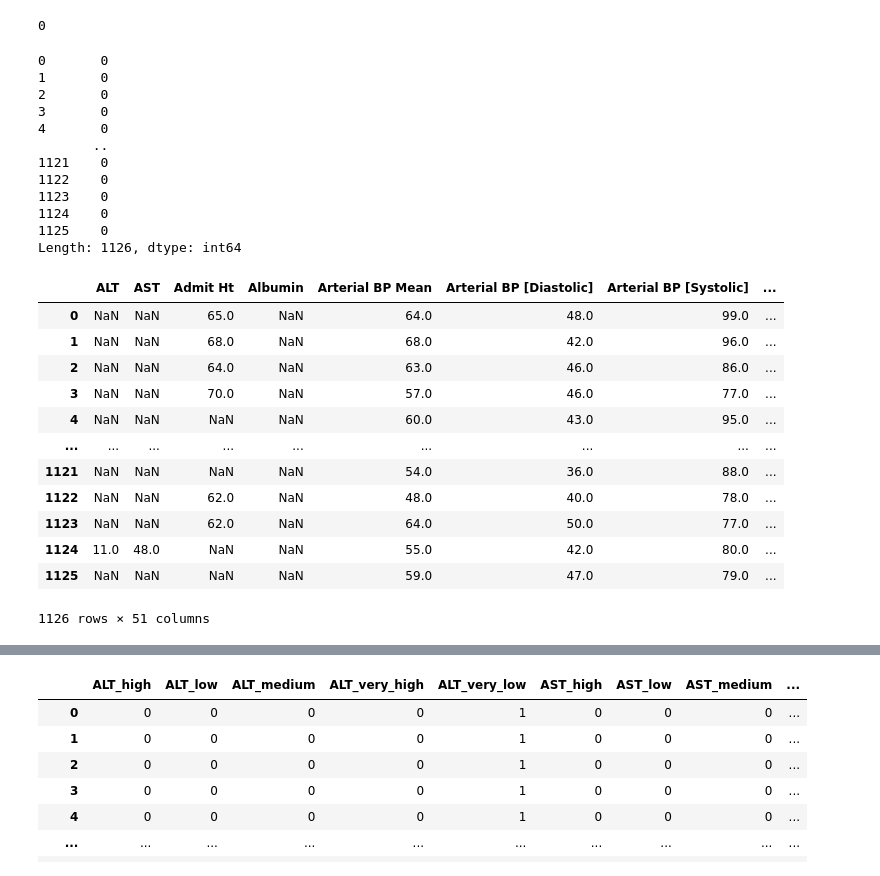
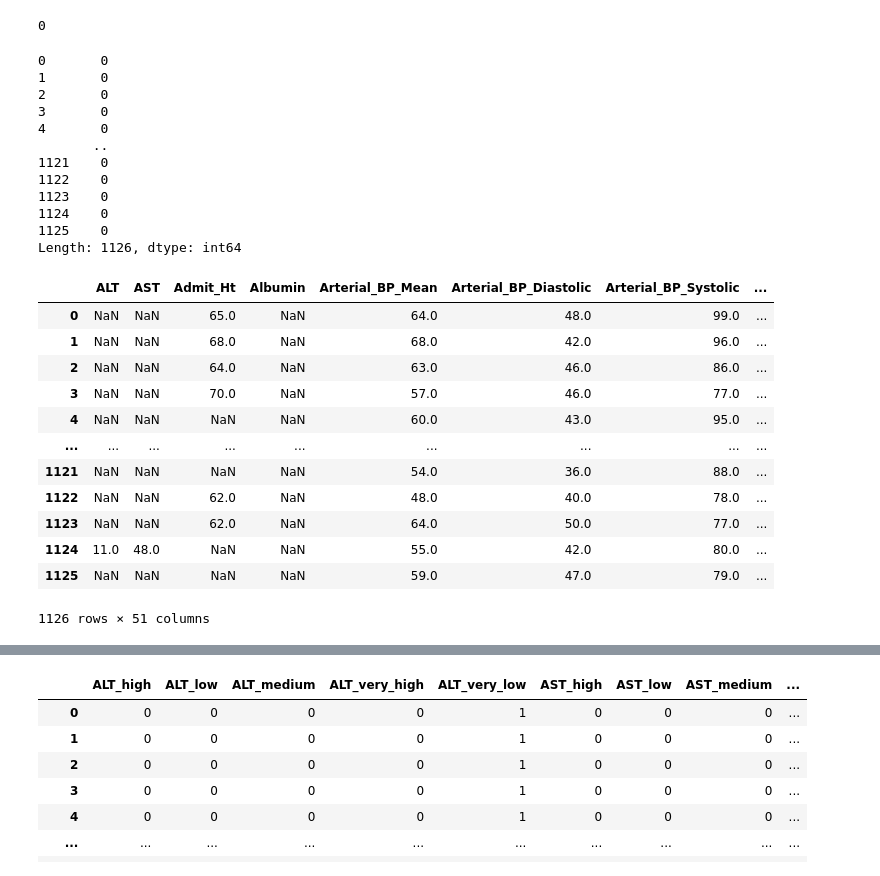
Before and after one commit to BenMarkFrost/LEN_Individual_Project, a Jupyter notebook: Static/temporalCategorisation.ipynb, the cells around one changed output, grey strips where cells are left out. Saved outputs shown, nothing was run; the diff lists cells and outputs as text; code cells hidden in the pictures.

```diff
--- a/Static/temporalCategorisation.ipynb
+++ b/Static/temporalCategorisation.ipynb
@@ -206,80 +209,80 @@ for patient in patients:
     target.append(df['Mortality14Days'].max())
     curr['ALT'] = df['ALT'].max()
     curr['AST'] = df['AST'].max()
-    curr['Admit Ht'] = df['Admit Ht'].max()
+    curr['Admit_Ht'] = df['Admit Ht'].max()
     curr['Albumin'] = df['Albumin'].min()
-    curr['Arterial BP Mean'] = df['Arterial BP Mean'].min()
-    curr['Arterial BP [Diastolic]'] = df['Arterial BP [Diastolic]'].min()
-    curr['Arterial BP [Systolic]'] = df['Arterial BP [Systolic]'].min()
-    curr['Arterial PaCO2'] = df['Arterial PaCO2'].min()
-    curr['Arterial PaO2'] = df['Arterial PaO2'].min()
-    curr['Arterial pH Max'] = df['Arterial pH'].max()
-    curr['Arterial pH Min'] = df['Arterial pH'].min()
+    curr['Arterial_BP_Mean'] = df['Arterial BP Mean'].min()
+    curr['Arterial_BP_Diastolic'] = df['Arterial BP [Diastolic]'].min()
+    curr['Arterial_BP_Systolic'] = df['Arterial BP [Systolic]'].min()
+    curr['Arterial_PaCO2'] = df['Arterial PaCO2'].min()
+    curr['Arterial_PaO2'] = df['Arterial PaO2'].min()
+    curr['Arterial_pH_Max'] = df['Arterial pH'].max()
+    curr['Arterial_pH_Min'] = df['Arterial pH'].min()
     curr['Urea'] = df['BUN'].min() * 0.357
-    curr['CVP Min'] = df['CVP'].min()
-    curr['CVP Max'] = df['CVP'].max()
+    curr['CVP_Min'] = df['CVP'].min()
+    curr['CVP_Max'] = df['CVP'].max()
     curr['CaO2'] = df['CaO2'].min()
     curr['Chloride'] = df['Chloride'].min()
     curr['Creatinine'] = df['Creatinine'].min()
-    curr['Daily Weight'] = df['Daily Weight'].loc[df['Daily Weight'].first_valid_index()] / 2.205 if df['Daily Weight'].first_valid_index() is not None else None
+    curr['Daily_Weight'] = df['Daily Weight'].loc[df['Daily Weight'].first_valid_index()] / 2.205 if df['Daily Weight'].first_valid_index() is not None else None
     curr['Fibrinogen'] = df['Fibrinogen'].max()
-    curr['Glucose Max'] = df['Glucose'].max()
-    curr['Glucose Min'] = df['Glucose'].min()
-    curr['Heart Rate Min'] = df['Heart Rate'].min()
-    curr['Heart Rate Max'] = df['Heart Rate'].max()
+    curr['Glucose_Max'] = df['Glucose'].max()
+    curr['Glucose_Min'] = df['Glucose'].min()
+    curr['Heart_Rate_Min'] = df['Heart Rate'].min()
+    curr['Heart_Rate_Max'] = df['Heart Rate'].max()
     curr['Hamoglobin'] = df['Hemoglobin'].min()
     curr['INR'] = df['INR'].max()
-    curr['Ionized Calcium'] = df['Ionized Calcium'].min()
+    curr['Ionized_Calcium'] = df['Ionized Calcium'].min()
     curr['LDH'] = df['LDH'].max()
     curr['Magnesium'] = df['Magnesium'].min()
-    curr['NBP Mean'] = df['NBP Mean'].min()
-    curr['NBP [Diastolic]'] = df['NBP [Diastolic]'].min()
-    curr['NBP [Systolic]'] = df['NBP [Systolic]'].min()
+    curr['NBP_Mean'] = df['NBP Mean'].min()
+    curr['NBP_Diastolic'] = df['NBP [Diastolic]'].min()
+    curr['NBP_Systolic'] = df['NBP [Systolic]'].min()
     curr['PTT'] = df['PTT'].max()
     curr['Platelets'] = df['Platelets'].min()
-    curr['Potassium Max'] = df['Potassium'].max()
-    curr['Potassium Min'] = df['Potassium'].min()
-    curr['Resp Rate (Spont) Min'] = df['Resp Rate (Spont)'].min()
-    curr['Resp Rate (Spont) Max'] = df['Resp Rate (Spont)'].max()
+    curr['Potassium_Max'] = df['Potassium'].max()
+    curr['Potassium_Min'] = df['Potassium'].min()
+    curr['Resp_Rate_(Spont)_Min'] = df['Resp Rate (Spont)'].min()
+    curr['Resp_Rate_(Spont)_Max'] = df['Resp Rate (Spont)'].max()
     curr['SVI'] = df['SVI'].min()
-    curr['SVRI Max'] = df['SVRI'].max()
-    curr['SVRI Min'] = df['SVRI'].min()
+    curr['SVRI_Max'] = df['SVRI'].max()
+    curr['SVRI_Min'] = df['SVRI'].min()
     curr['SaO2'] = df['SaO2'].min()
-    curr['Sodium Max'] = df['Sodium'].max()
-    curr['Sodium Min'] = df['Sodium'].min()
+    curr['Sodium_Max'] = df['Sodium'].max()
+    curr['Sodium_Min'] = df['Sodium'].min()
     curr['SpO2'] = df['SpO2'].min()
-    curr['SvO2 Max'] = df['SvO2'].max()
-    curr['SvO2 Min'] = df['SvO2'].min()
-    curr['Temperature C Max'] = df['Temperature C'].max()
-    curr['Temperature C Min'] = df['Temperature C'].min()
+    curr['SvO2_Max'] = df['SvO2'].max()
+    curr['SvO2_Min'] = df['SvO2'].min()
+    curr['Temperature_C_Max'] = df['Temperature C'].max()
+    curr['Temperature_C_Min'] = df['Temperature C'].min()
     curr['Bilirubin'] = df['Total Bili'].max()
-    curr['White Blood Cells Max'] = df['WBC'].max()
-    curr['White Blood Cells Min'] = df['WBC'].min()
+    curr['White_Blood_Cells_Max'] = df['WBC'].max()
+    curr['White_Blood_Cells_Min'] = df['WBC'].min()
 
     staticPatients.append(curr)
 
 
 staticPatientsDF = pd.DataFrame([x.values() for x in staticPatients], columns=curr.keys())
 
 targetSeries = pd.Series(data=target)
 
 display(targetSeries)
 
 display(staticPatientsDF)
 # %% [output]
 0       0
 1       0
 2       0
 3       0
 4       0
        ..
 1121    0
 1122    0
 1123    0
 1124    0
 1125    0
 Length: 1126, dtype: int64
-|  | ALT | AST | Admit Ht | Albumin | Arterial BP Mean | Arterial BP [Diastolic] | Arterial BP [Systolic] | ... |
+|  | ALT | AST | Admit_Ht | Albumin | Arterial_BP_Mean | Arterial_BP_Diastolic | Arterial_BP_Systolic | ... |
 | 0 | NaN | NaN | 65.0 | NaN | 64.0 | 48.0 | 99.0 | ... |
 | 1 | NaN | NaN | 68.0 | NaN | 68.0 | 42.0 | 96.0 | ... |
 | 2 | NaN | NaN | 64.0 | NaN | 63.0 | 46.0 | 86.0 | ... |
```
Also changed, not shown: parts of 12 cells of this notebook, 3 other files.
